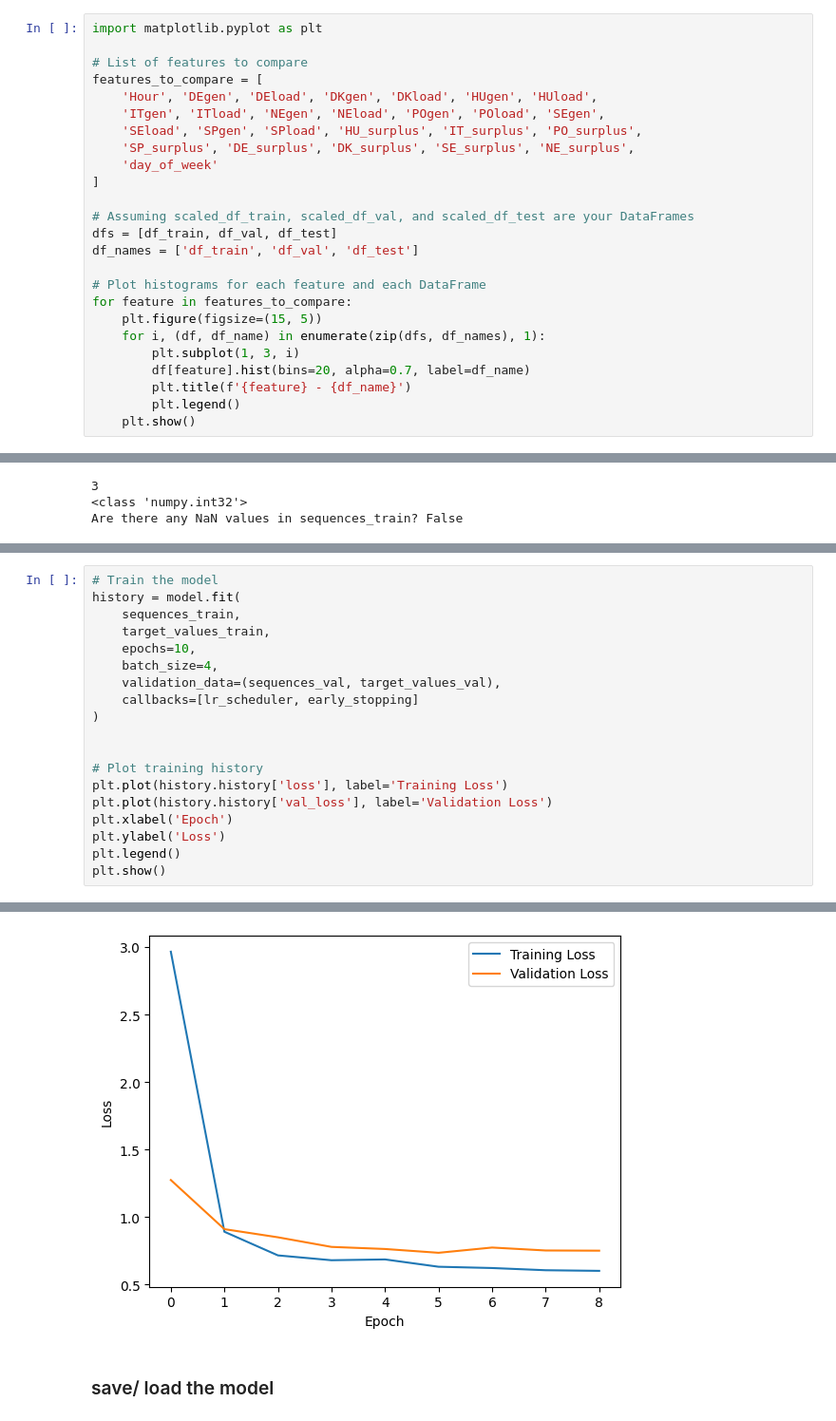
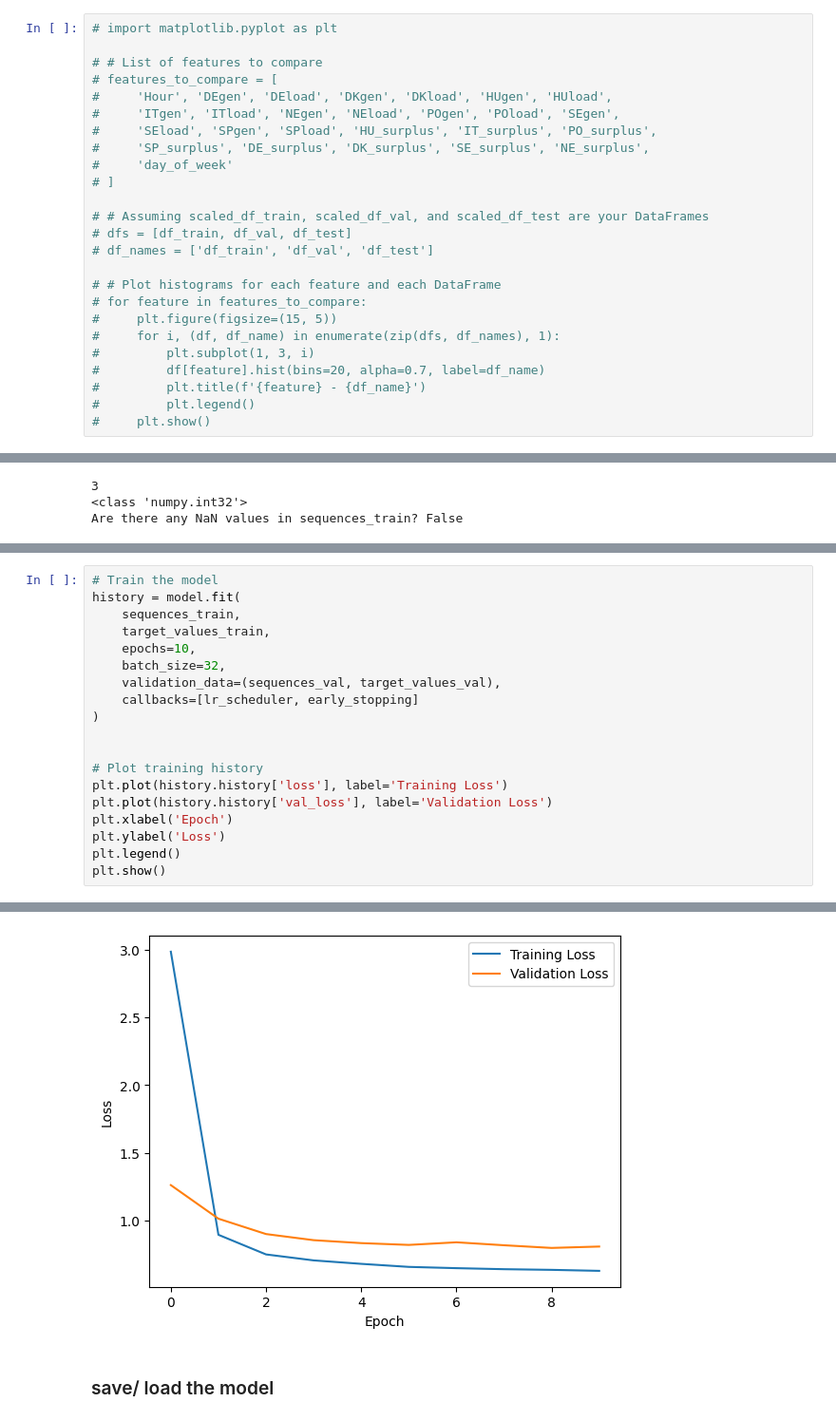
Before and after one commit to arturofredes/SchneiderHackathon_UBEcoFriends, a Jupyter notebook: src/pruebas_model_adriana.ipynb, the cells around one changed output, grey strips where cells are left out. Shown at 95% size. Cells and saved outputs as stored; diff of their text form.

```diff
--- a/src/pruebas_model_adriana.ipynb
+++ b/src/pruebas_model_adriana.ipynb
@@ -156,27 +156,27 @@ df_test: (1752, 32)
 # %% [markdown]
 ### Checking the distribution for each feature
 # %%
-import matplotlib.pyplot as plt
+# import matplotlib.pyplot as plt
 
-# List of features to compare
-features_to_compare = [
-    'Hour', 'DEgen', 'DEload', 'DKgen', 'DKload', 'HUgen', 'HUload',
-    'ITgen', 'ITload', 'NEgen', 'NEload', 'POgen', 'POload', 'SEgen',
-    'SEload', 'SPgen', 'SPload', 'HU_surplus', 'IT_surplus', 'PO_surplus',
-    'SP_surplus', 'DE_surplus', 'DK_surplus', 'SE_surplus', 'NE_surplus',
-    'day_of_week'
-]
+# # List of features to compare
+# features_to_compare = [
+#     'Hour', 'DEgen', 'DEload', 'DKgen', 'DKload', 'HUgen', 'HUload',
+#     'ITgen', 'ITload', 'NEgen', 'NEload', 'POgen', 'POload', 'SEgen',
+#     'SEload', 'SPgen', 'SPload', 'HU_surplus', 'IT_surplus', 'PO_surplus',
+#     'SP_surplus', 'DE_surplus', 'DK_surplus', 'SE_surplus', 'NE_surplus',
+#     'day_of_week'
+# ]
 
-# Assuming scaled_df_train, scaled_df_val, and scaled_df_test are your DataFrames
-dfs = [df_train, df_val, df_test]
-df_names = ['df_train', 'df_val', 'df_test']
+# # Assuming scaled_df_train, scaled_df_val, and scaled_df_test are your DataFrames
+# dfs = [df_train, df_val, df_test]
+# df_names = ['df_train', 'df_val', 'df_test']
 
-# Plot histograms for each feature and each DataFrame
-for feature in features_to_compare:
-    plt.figure(figsize=(15, 5))
-    for i, (df, df_name) in enumerate(zip(dfs, df_names), 1):
-        plt.subplot(1, 3, i)
-        df[feature].hist(bins=20, alpha=0.7, label=df_name)
-        plt.title(f'{feature} - {df_name}')
-        plt.legend()
-    plt.show()
+# # Plot histograms for each feature and each DataFrame
+# for feature in features_to_compare:
+#     plt.figure(figsize=(15, 5))
+#     for i, (df, df_name) in enumerate(zip(dfs, df_names), 1):
+#         plt.subplot(1, 3, i)
+#         df[feature].hist(bins=20, alpha=0.7, label=df_name)
+#         plt.title(f'{feature} - {df_name}')
+#         plt.legend()
+#     plt.show()
@@ -461,7 +447,7 @@ history = model.fit(
     sequences_train,
     target_values_train,
     epochs=10,
-    batch_size=4,
+    batch_size=32,
     validation_data=(sequences_val, target_values_val),
     callbacks=[lr_scheduler, early_stopping]
 )
@@ -496,4 +484,4 @@ Epoch 9/10
-[figure, old version]
+[figure, new version]
 # %% [markdown]
 ### save/ load the model
 # %%
```
Also changed, not shown: parts of 12 cells of this notebook, 4 other files.
